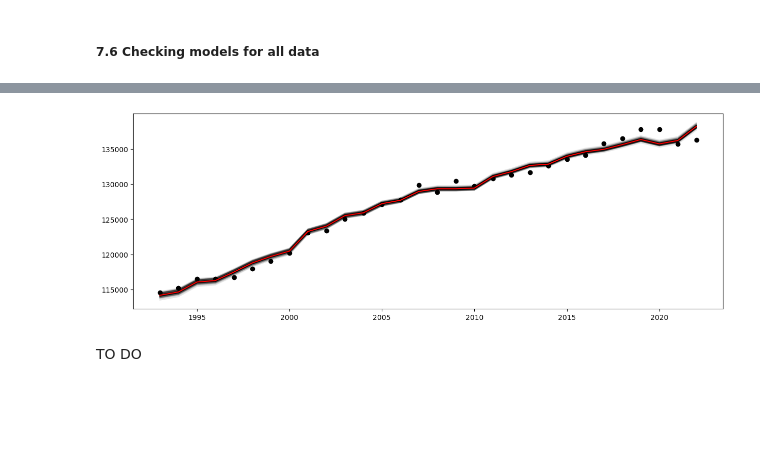
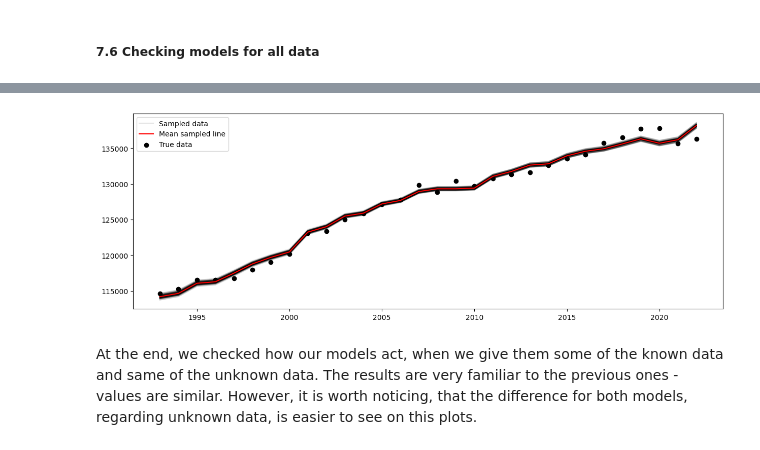
Before and after one commit to Julnowak/DA_project, a Jupyter notebook: final.ipynb, the cells around one changed output, grey strips where cells are left out. Drawn from its saved outputs; the diff is of its cells as text; code cells hidden in the pictures; blank space fills up the shorter version.

```diff
--- a/final.ipynb
+++ b/final.ipynb
@@ -1308,0 +1340,14 @@ TO DO
+# %%
+res = []
+resII = []
+model_I_comp = list(df_all['Married'] - (post_test_1.alpha.mean()*df_all['Income per member'] + post_test_1.beta.mean()))
+model_II_comp = list(df_all['Married'] - ( post_test_2.alpha_1.mean()*df_all['Income per member'] + post_test_2.alpha_2.mean()*df_all['Household'] - post_test_2.alpha_3.mean()*df_all['Mean age'] + post_test_2.beta.mean()))
+for i in range(len(model_I_comp)):
+    res.append(round(abs((model_I_comp[i] / df_all['Married'][25+i])*100),2))
+    resII.append(round(abs((model_II_comp[i] / df_all['Married'][25+i])*100),2))
+
+print(f'Mean error for model I: {round(np.mean(res),2)} %')
+print(res)
+print()
+print(f'Mean error for model II: {round(np.mean(resII),2)} %')
+print(resII)
@@ -1325,10 +1378,15 @@ chain 1 |██████████| 00:01 Sampling completed
 plt.figure(figsize=(15,5))
 
 df_all = df_whole
+f = True
 for i in range(len(post_test_1.y_sim)):
-    plt.plot(df_all['Year'], post_test_1.alpha[i]*df_all['Income per member'] + post_test_1.beta[i], color='black', alpha = 0.1)
-plt.plot(df_all['Year'], post_test_1.alpha.mean()*df_all['Income per member'] + post_test_1.beta.mean(), color='red')
-plt.scatter(df_all['Year'], df_all['Married'], color='black')
-
+    if f:
+        plt.plot(df_all['Year'], post_test_1.alpha[i]*df_all['Income per member'] + post_test_1.beta[i], color='black', alpha = 0.1, label='Sampled data')
+        f=False
+    else:
+        plt.plot(df_all['Year'], post_test_1.alpha[i]*df_all['Income per member'] + post_test_1.beta[i], color='black', alpha = 0.1)
+plt.plot(df_all['Year'], post_test_1.alpha.mean()*df_all['Income per member'] + post_test_1.beta.mean(), color='red', label='Mean sampled line')
+plt.scatter(df_all['Year'], df_all['Married'], color='black', label='True data')
+plt.legend()
 plt.show()
 # %% [output]
@@ -1336,14 +1394,19 @@ plt.show()
 # %%
 plt.figure(figsize=(15,5))
 
 df_all = df_whole
+f = True
 for i in range(len(post_test_2.y_sim)):
-    plt.plot(df_all['Year'], post_test_2.alpha_1[i]*df_all['Income per member'] + post_test_2.alpha_2[i]*df_all['Household'] - post_test_2.alpha_3[i]*df_all['Mean age'] + post_test_2.beta[i], color='black', alpha = 0.1)
-plt.plot(df_all['Year'], post_test_2.alpha_1.mean()*df_all['Income per member'] + post_test_2.alpha_2.mean()*df_all['Household'] - post_test_2.alpha_3.mean()*df_all['Mean age'] + post_test_2.beta.mean(), color='red')
-plt.scatter(df_all['Year'], df_all['Married'], color='black')
-
+    if f:
+        plt.plot(df_all['Year'], post_test_2.alpha_1[i]*df_all['Income per member'] + post_test_2.alpha_2[i]*df_all['Household'] - post_test_2.alpha_3[i]*df_all['Mean age'] + post_test_2.beta[i], color='black', alpha = 0.1, label='Sampled data')
+        f=False
+    else:
+        plt.plot(df_all['Year'], post_test_2.alpha_1[i]*df_all['Income per member'] + post_test_2.alpha_2[i]*df_all['Household'] - post_test_2.alpha_3[i]*df_all['Mean age'] + post_test_2.beta[i], color='black', alpha = 0.1)
+plt.plot(df_all['Year'], post_test_2.alpha_1.mean()*df_all['Income per member'] + post_test_2.alpha_2.mean()*df_all['Household'] - post_test_2.alpha_3.mean()*df_all['Mean age'] + post_test_2.beta.mean(), color='red', label='Mean sampled line')
+plt.scatter(df_all['Year'], df_all['Married'], color='black', label='True data')
+plt.legend()
 plt.show()
 # %% [output]
-[figure, old version]
+[figure, new version]
-# %% [markdown]
-TO DO
+# %% [markdown]
+At the end, we checked how our models act, when we give them some of the known data and same of the unknown data. The results are very familiar to the previous ones - values are similar. However, it is worth noticing, that the difference for both models, regarding unknown data, is easier to see on this plots.
```
Also changed, not shown: parts of 36 cells of this notebook.
